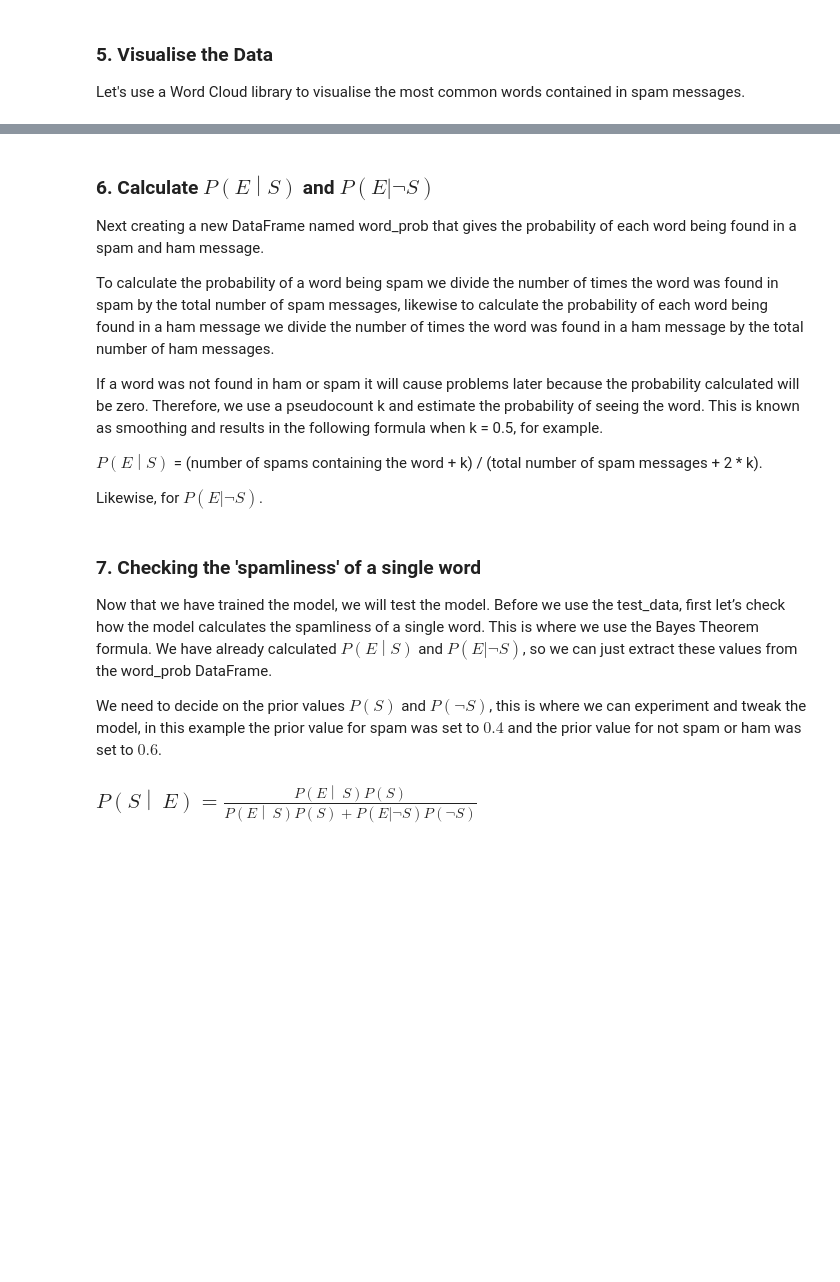
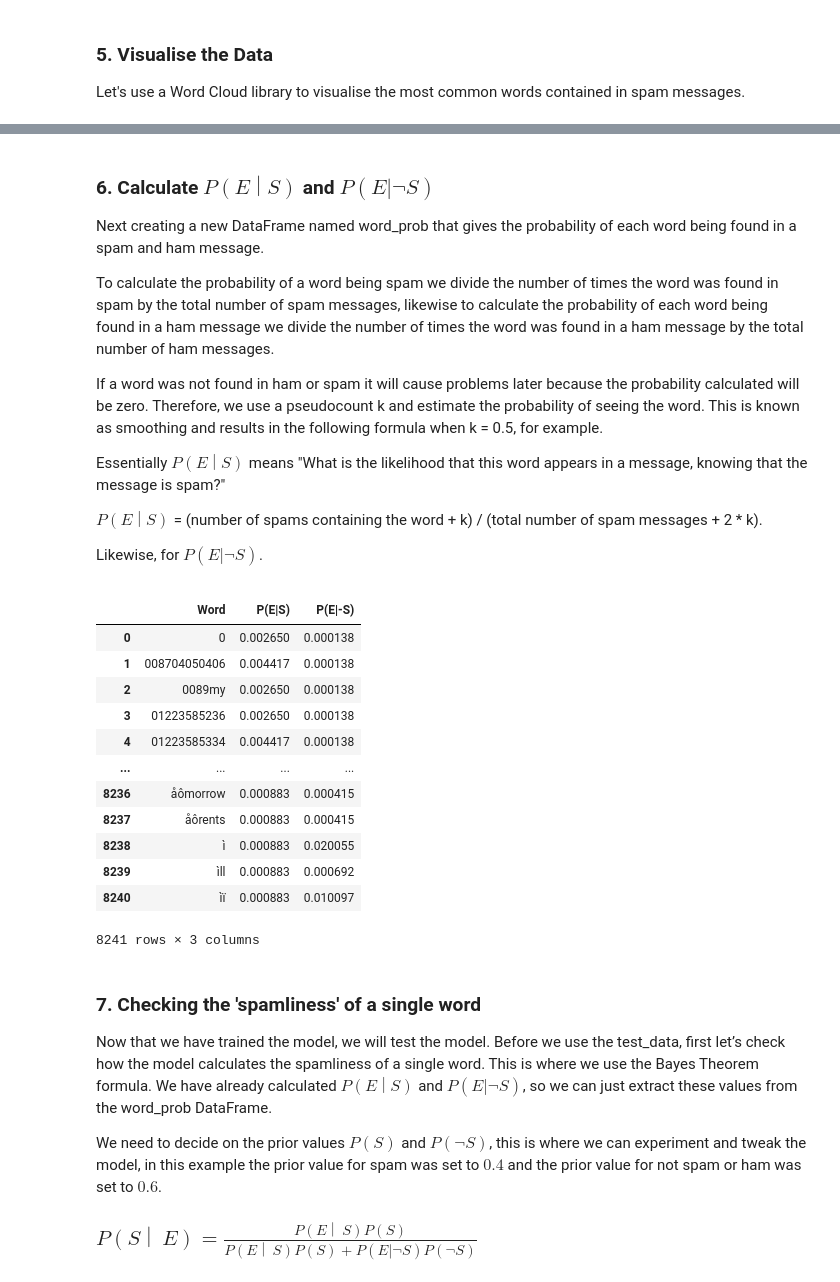
Before and after one commit to shubham2967/Spam-filtering-using-Naive-Bayes-Classification, a Jupyter notebook: spam_filter.ipynb, the cells around one changed output, grey strips where cells are left out. Saved outputs shown, nothing was run; the diff lists cells and outputs as text; code cells hidden in the pictures; blank space fills up the shorter version.

```diff
--- a/spam_filter.ipynb
+++ b/spam_filter.ipynb
@@ -121,26 +156,47 @@ ModuleNotFoundError: No module named 'wordcloud'
 <p>Next creating a new DataFrame named word_prob that gives the probability of each word being found in a spam and ham message.</p>
 <p>To calculate the probability of a word being spam we divide the number of times the word was found in spam by the total number of spam messages, likewise to calculate the probability of each word being found in a ham message we divide the number of times the word was found in a ham message by the total number of ham messages.</p>
 <p>If a word was not found in ham or spam it will cause problems later because the probability calculated will be zero. Therefore, we use a pseudocount k and estimate the probability of seeing the word. This is known as smoothing and results in the following formula when k = 0.5, for example.</p>
-<p>$P\left(E\middle| S\right)$ = (number of spams containing the word + k) / (total number of spam messages + 2 * k).</p>
+<p>Essentially $P\left(E\middle| S\right)$ means "What is the likelihood that this word appears in a message, knowing that the message is spam?"
+
+$P\left(E\middle| S\right)$ = (number of spams containing the word + k) / (total number of spam messages + 2 * k).</p>
 <p>Likewise, for $P\left(E|\lnot S\right)$.</p>
 # %%
 k = 0.5
 word_prob = word_freq.copy()
 for i in range (0,word_freq.shape[0]):
+    # .iat provides cell vlaue at [row,column]
     word = " " + word_freq.iat[i, 0] + " "
     in_spam = 0
     in_ham = 0
+    # calculating how many spam/ham messages containes this word
     for j in spam_messages:
         if word in j:
             in_spam += 1
     for m in ham_messages:
         if word in m:
             in_ham += 1
 
+    # calculating P(E|S) and P(E|-S)
     word_prob.iat[i,1] = (in_spam + k) / (len(spam_messages) + (2 * k))
     word_prob.iat[i,2] = (in_ham + k) / (len(ham_messages) + (2 * k))
 
 word_prob = word_prob.rename(columns = {"#Spam" : "P(E|S)", "#Ham" : "P(E|-S)"})
+
+word_prob
+# %% [output]
+|  | Word | P(E|S) | P(E|-S) |
+| 0 | 0 | 0.002650 | 0.000138 |
+| 1 | 008704050406 | 0.004417 | 0.000138 |
+| 2 | 0089my | 0.002650 | 0.000138 |
+| 3 | 01223585236 | 0.002650 | 0.000138 |
+| 4 | 01223585334 | 0.004417 | 0.000138 |
+| ... | ... | ... | ... |
+| 8236 | åômorrow | 0.000883 | 0.000415 |
+| 8237 | åôrents | 0.000883 | 0.000415 |
+| 8238 | ì | 0.000883 | 0.020055 |
+| 8239 | ìll | 0.000883 | 0.000692 |
+| 8240 | ìï | 0.000883 | 0.010097 |
+8241 rows × 3 columns
 # %% [markdown]
 <h3>7. Checking the 'spamliness' of a single word</h3>
 <p>Now that we have trained the model, we will test the model.  Before we use the test_data, first let’s check how the model calculates the spamliness of a single word.  This is where we use the Bayes Theorem formula.  We have already calculated $P\left(E\middle| S\right)$ and $P\left(E|\lnot S\right)$, so we can just extract these values from the word_prob DataFrame.</p>
```
Also changed, not shown: parts of 11 cells of this notebook.
